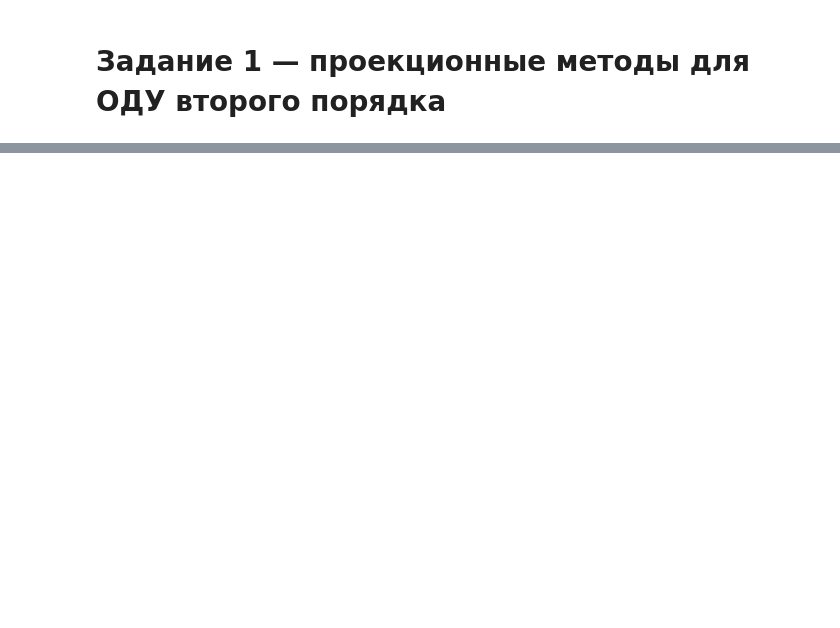
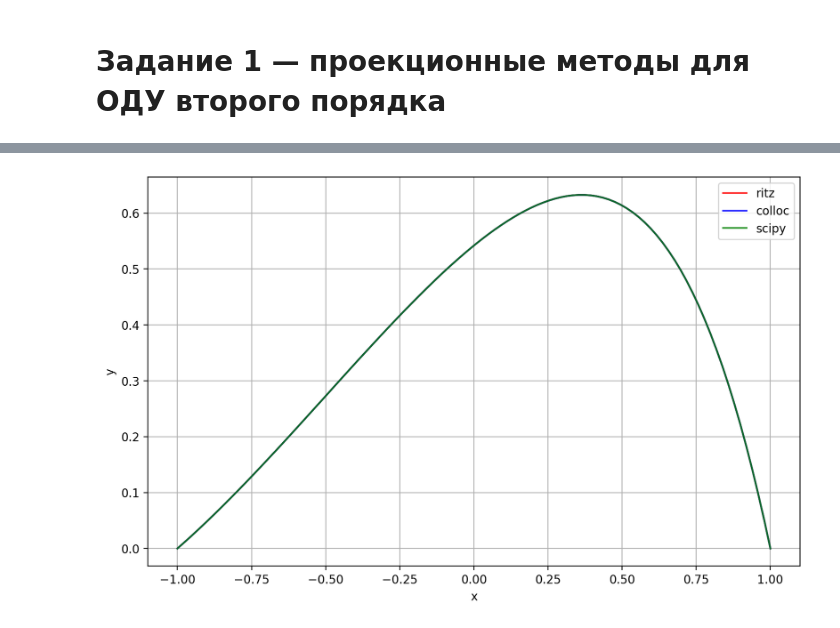
Before and after one commit to astatochek/mm-computational-workshop, a Jupyter notebook: 6-semester/1. Projection Methods/note.ipynb, the cells around one changed output, grey strips where cells are left out. Cells and saved outputs as stored; diff of their text form; code cells hidden in the pictures; blank space fills up the shorter version.

```diff
--- a/6-semester/1. Projection Methods/note.ipynb
+++ b/6-semester/1. Projection Methods/note.ipynb
@@ -34,0 +113,13 @@ BoundaryProblem = BoundaryProblem()
+# %%
+fig, ax = plt.subplots(figsize=(10, 6), dpi=200)
+x = np.linspace(-1, 1, 100)
+plt.plot(x, solve_ritz(7)(x), color='red', label='ritz', alpha=0.8)
+plt.plot(x, solve_collocations(7)(x), color='blue', label='colloc', alpha=0.8)
+plt.plot(x, solve(len(x)), color='green', label='scipy', alpha=0.8)
+ax.set_xlabel("x")
+ax.set_ylabel("y")
+ax.legend()
+ax.grid()
+plt.show()
+# %% [output]
+[figure, added]
```
Also changed, not shown: parts of 9 cells of this notebook, 3 other files.
